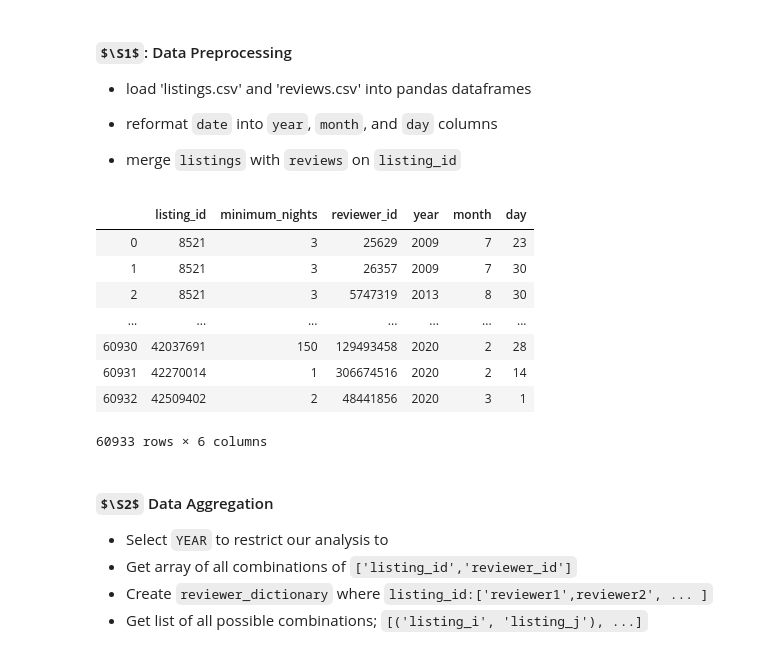
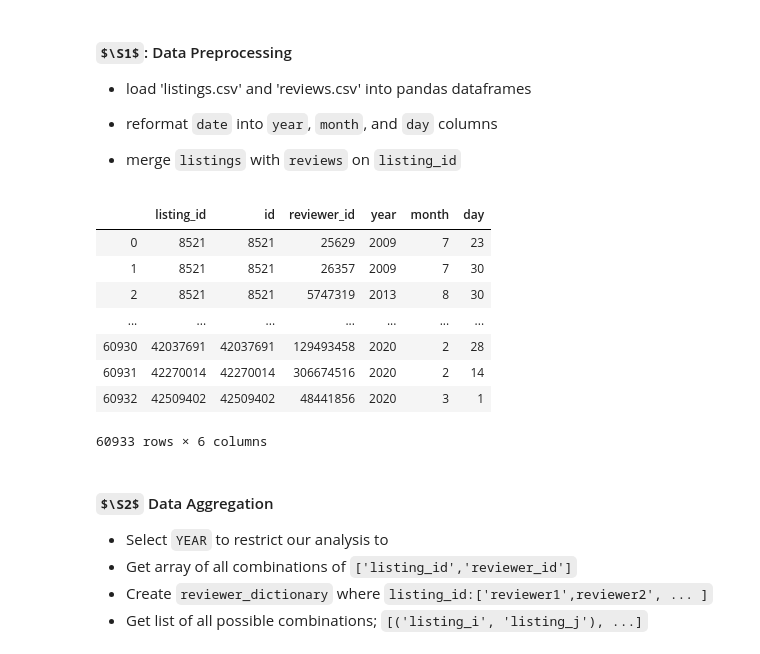
Before and after one commit to Schlam/socnet-analysis, a Jupyter notebook: network_analysis_BASICVERSION.ipynb, the cells around one changed output. Drawn from its saved outputs; the diff is of its cells as text; code cells hidden in the pictures; some formulas as TeX source.

````diff
--- a/network_analysis_BASICVERSION.ipynb
+++ b/network_analysis_BASICVERSION.ipynb
@@ -35,45 +47,52 @@ Given a collection of airbnb listings, and the reviewers who have reportedly sta
 - merge ```listings``` with ```reviews``` on ```listing_id```
 # %%
 from datetime import datetime
-import pandas as pd
 
 
 
-# Load data from csv files, save listing.id column as listing_id
-listings = pd.read_csv('listings.csv')
-reviews = pd.read_csv('reviews.csv')
+""" Preprocess listings data """
 
-listings['listing_id'] = listings.id
+# Rename id column for clarity
+listings['listing_id'] = listings['id']
 
 
-# Get year, month, and day from date column
+""" Preprocess reveiws data """
+
+# Save datetime object to 'iso'
 iso = datetime.fromisoformat
+
+# Load date attributes into relevant column
 reviews['year'] = reviews.date.apply(lambda x: iso(x).year)
 reviews['month'] = reviews.date.apply(lambda x: iso(x).month)
 reviews['day'] = reviews.date.apply(lambda x: iso(x).day)
 
 
+""" Merge dataframes """
+
 # Select necessary columns from each dataframe and merge
-list_cols = ['listing_id','minimum_nights']
+list_cols = ['listing_id','id']
 rev_cols = ['listing_id', 'reviewer_id', 'year', 'month', 'day']
 
-df = listings[list_cols].merge(reviews[rev_cols], on='listing_id', how='inner').dropna()
+# Save merged data to new dataframe
+df = listings[list_cols].merge(reviews[rev_cols], on='listing_id' , how='inner').dropna()
 
 
+""" Display results """
+
 # Set display options and print results
-pd.set_option('display.max_colwidth',20)
+pd.set_option('display.max_colwidth',40)
 pd.set_option('display.max_rows',6)
 
 df.head(-1)
 # %% [output]
-|  | listing_id | minimum_nights | reviewer_id | year | month | day |
-| 0 | 8521 | 3 | 25629 | 2009 | 7 | 23 |
-| 1 | 8521 | 3 | 26357 | 2009 | 7 | 30 |
-| 2 | 8521 | 3 | 5747319 | 2013 | 8 | 30 |
+|  | listing_id | id | reviewer_id | year | month | day |
+| 0 | 8521 | 8521 | 25629 | 2009 | 7 | 23 |
+| 1 | 8521 | 8521 | 26357 | 2009 | 7 | 30 |
+| 2 | 8521 | 8521 | 5747319 | 2013 | 8 | 30 |
 | ... | ... | ... | ... | ... | ... | ... |
-| 60930 | 42037691 | 150 | 129493458 | 2020 | 2 | 28 |
-| 60931 | 42270014 | 1 | 306674516 | 2020 | 2 | 14 |
-| 60932 | 42509402 | 2 | 48441856 | 2020 | 3 | 1 |
+| 60930 | 42037691 | 42037691 | 129493458 | 2020 | 2 | 28 |
+| 60931 | 42270014 | 42270014 | 306674516 | 2020 | 2 | 14 |
+| 60932 | 42509402 | 42509402 | 48441856 | 2020 | 3 | 1 |
 60933 rows × 6 columns
 # %% [markdown]
 #### $\S2$  Data Aggregation
````
Also changed, not shown: parts of 4 cells of this notebook, 6 other files.
